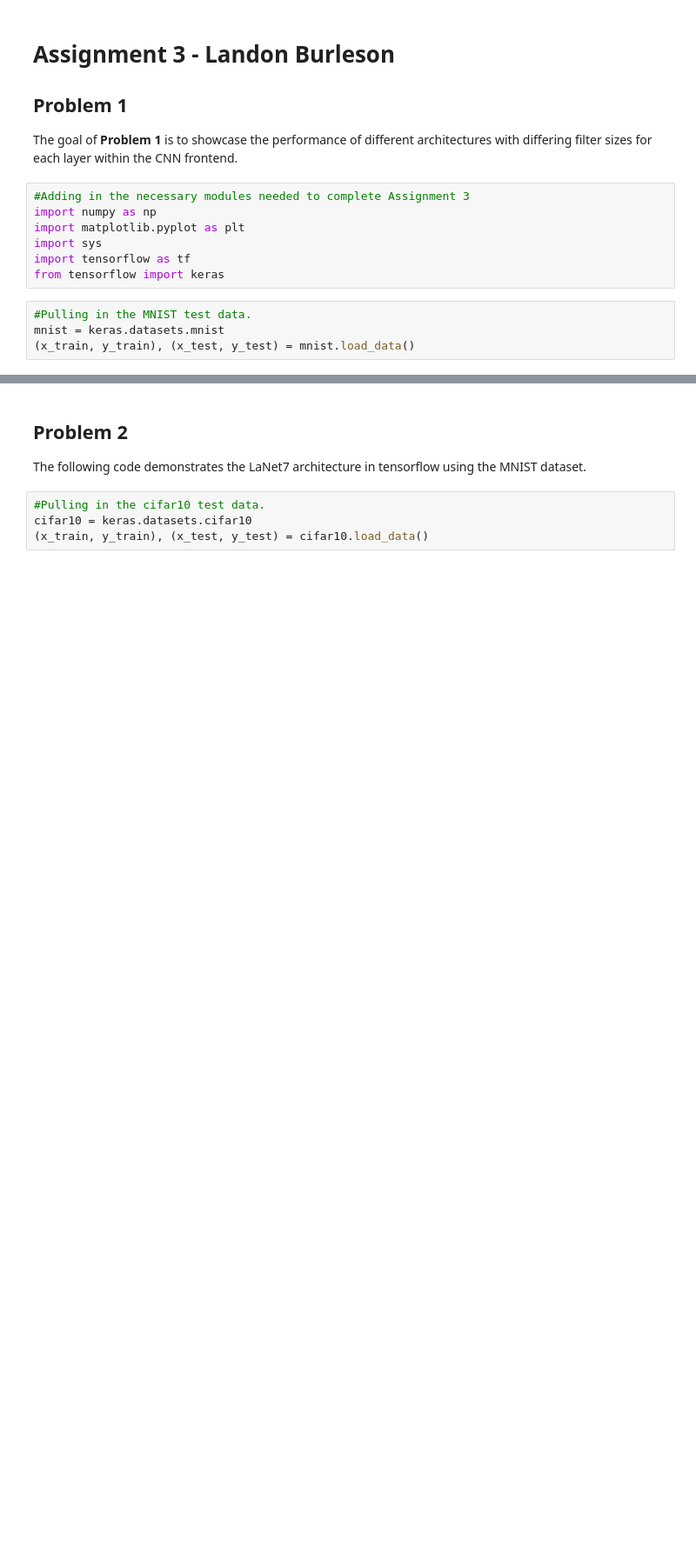
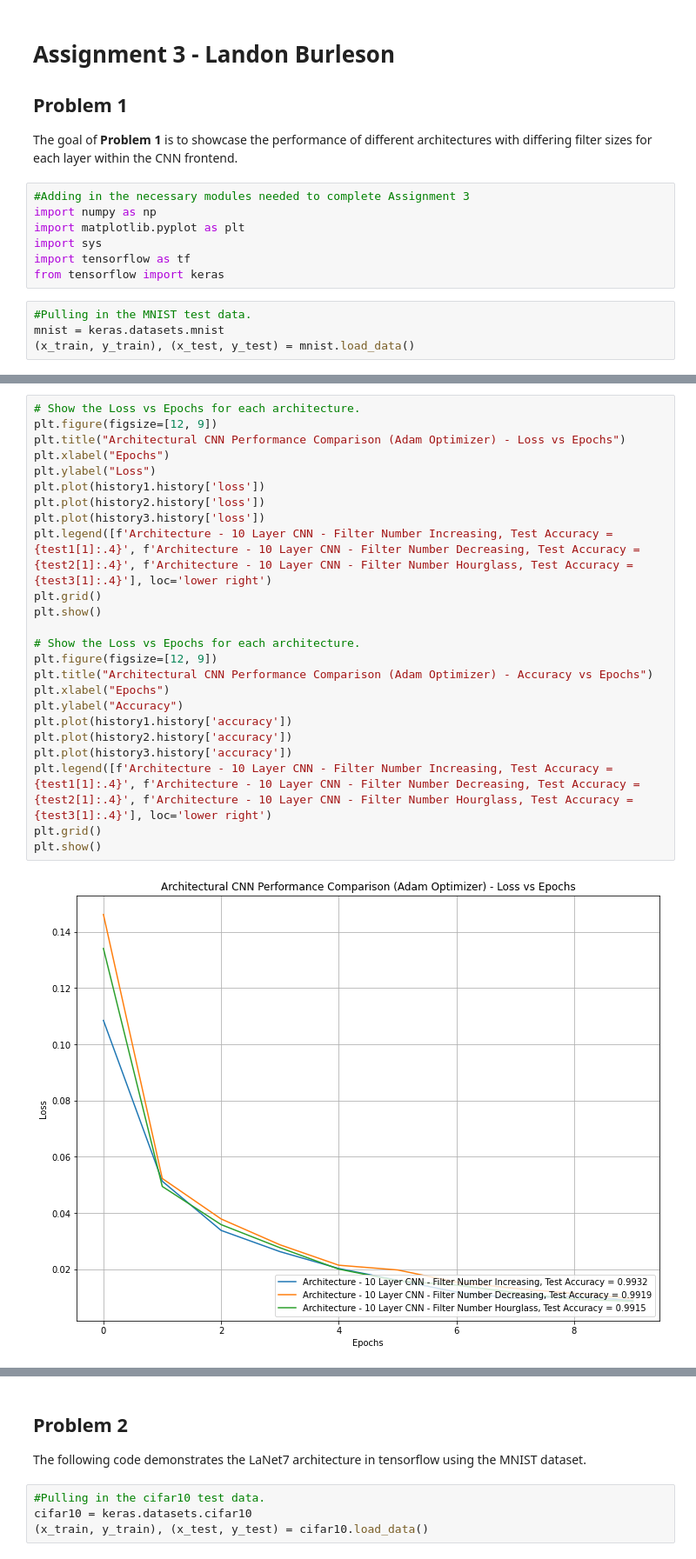
Before and after one commit to lrburle/ML_Asssignment3, a Jupyter notebook: assign_3.ipynb, the cells around one changed output, grey strips where cells are left out. Shown at 87% size. Drawn from its saved outputs; the diff is of its cells as text; blank space fills up the shorter version.

```diff
--- a/assign_3.ipynb
+++ b/assign_3.ipynb
@@ -160,0 +215,26 @@ Epoch 25/25
+# %%
+# Show the Loss vs Epochs for each architecture.
+plt.figure(figsize=[12, 9])
+plt.title("Architectural CNN Performance Comparison (Adam Optimizer) - Loss vs Epochs")
+plt.xlabel("Epochs")
+plt.ylabel("Loss")
+plt.plot(history1.history['loss'])
+plt.plot(history2.history['loss'])
+plt.plot(history3.history['loss'])
+plt.legend([f'Architecture - 10 Layer CNN - Filter Number Increasing, Test Accuracy = {test1[1]:.4}', f'Architecture - 10 Layer CNN - Filter Number Decreasing, Test Accuracy = {test2[1]:.4}', f'Architecture - 10 Layer CNN - Filter Number Hourglass, Test Accuracy = {test3[1]:.4}'], loc='lower right')
+plt.grid()
+plt.show()
+
+# Show the Loss vs Epochs for each architecture.
+plt.figure(figsize=[12, 9])
+plt.title("Architectural CNN Performance Comparison (Adam Optimizer) - Accuracy vs Epochs")
+plt.xlabel("Epochs")
+plt.ylabel("Accuracy")
+plt.plot(history1.history['accuracy'])
+plt.plot(history2.history['accuracy'])
+plt.plot(history3.history['accuracy'])
+plt.legend([f'Architecture - 10 Layer CNN - Filter Number Increasing, Test Accuracy = {test1[1]:.4}', f'Architecture - 10 Layer CNN - Filter Number Decreasing, Test Accuracy = {test2[1]:.4}', f'Architecture - 10 Layer CNN - Filter Number Hourglass, Test Accuracy = {test3[1]:.4}'], loc='lower right')
+plt.grid()
+plt.show()
+# %% [output]
+[figure, added]
```
Also changed, not shown: parts of 19 cells of this notebook.
